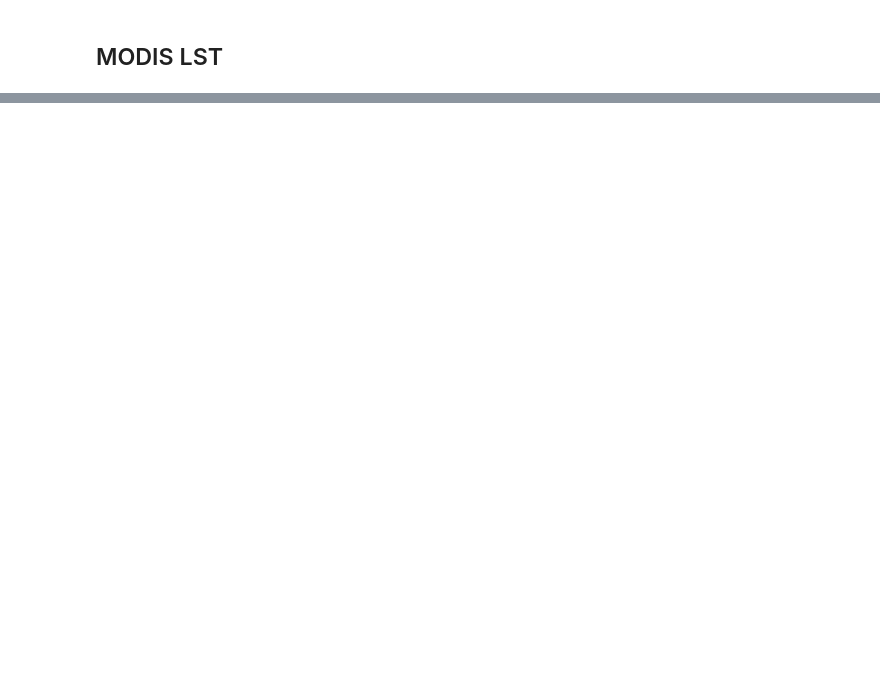
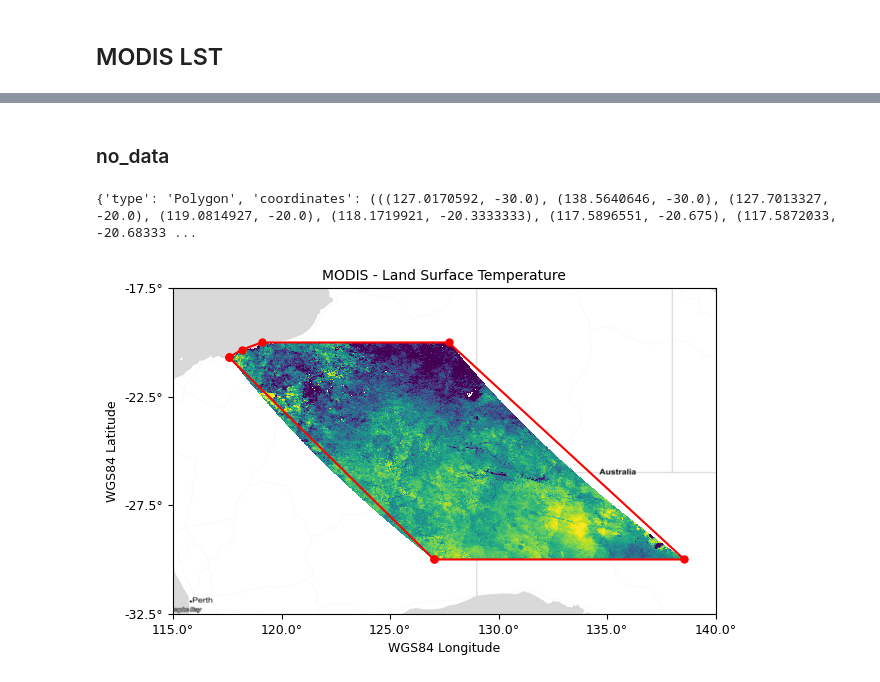
Before and after one commit to pjhartzell/stac-footprint, a Jupyter notebook: stac-footprint-images.ipynb, the cells around one changed output, grey strips where cells are left out. Drawn from its saved outputs; the diff is of its cells as text; code cells hidden in the pictures; blank space fills up the shorter version.

```diff
--- a/stac-footprint-images.ipynb
+++ b/stac-footprint-images.ipynb
@@ -205,0 +248,16 @@ plt.show()
+# %% [markdown]
+### no_data
+# %%
+footprint_coordinates = manual_footprint(modis_lst, nodata=0)
+
+plot_modis(
+    data_array=data_array,
+    transform=transform,
+    bounds=bounds,
+    nodata=nodata,
+    footprint_coordinates=footprint_coordinates,
+    png_file="images/modis-lst-nodata.png"
+)
+# %% [output]
+{'type': 'Polygon', 'coordinates': (((127.0170592, -30.0), (138.5640646, -30.0), (127.7013327, -20.0), (119.0814927, -20.0), (118.1719921, -20.3333333), (117.5896551, -20.675), (117.5872033, -20.68333 ...
+[figure, added]
```
Also changed, not shown: parts of 13 cells of this notebook, 10 other files.
